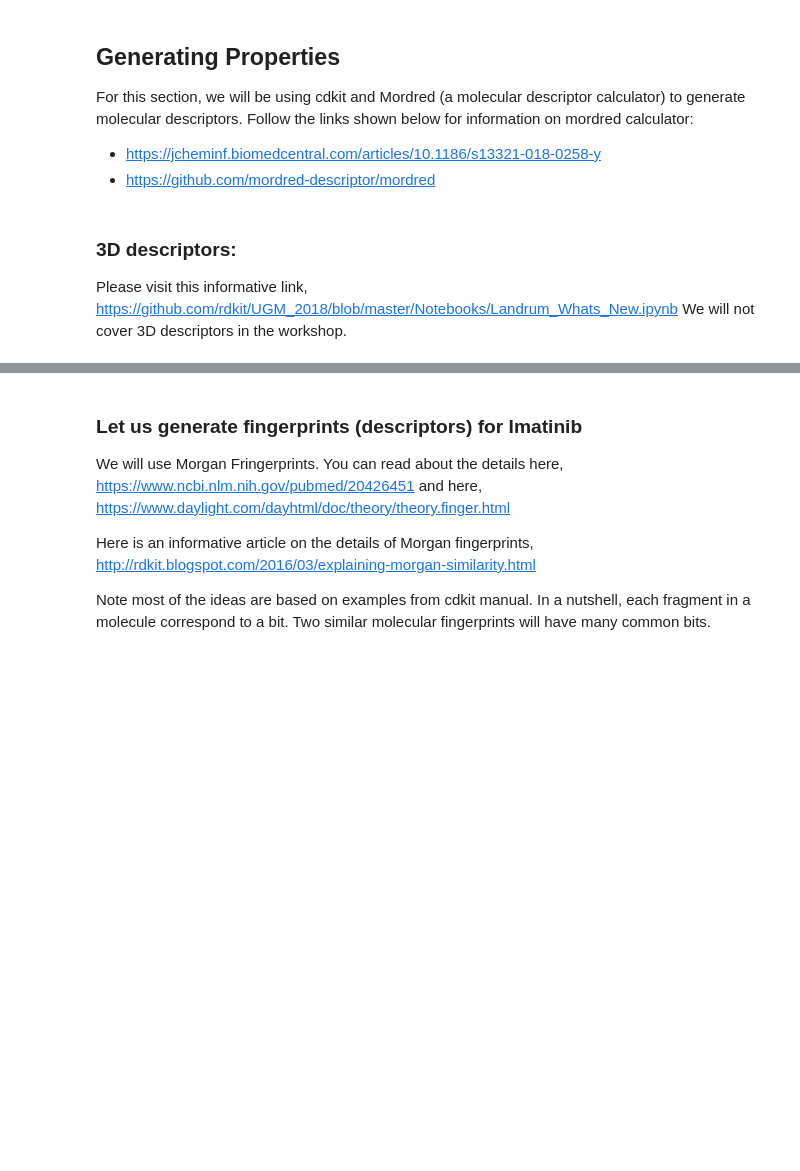
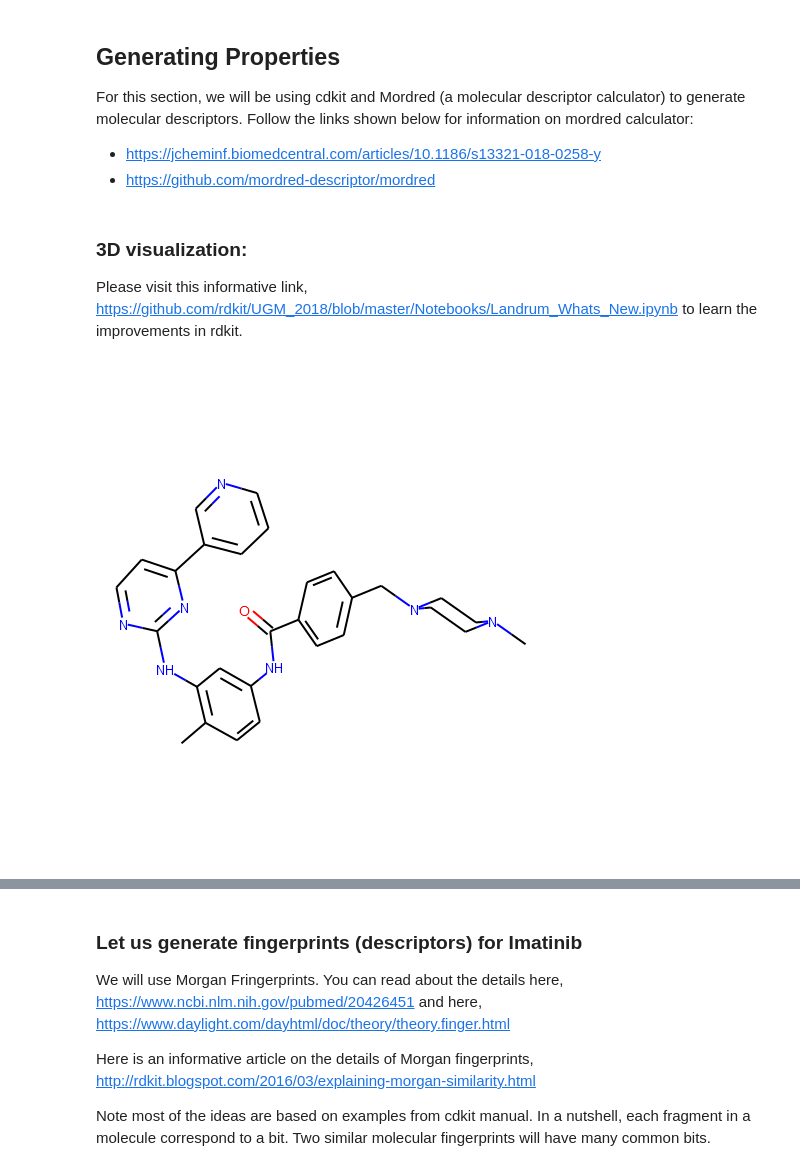
Before and after one commit to ravichas/SRWkshp1, a Jupyter notebook: GeneratingMolecularFeatures-12092019.ipynb, the cells around one changed output, grey strips where cells are left out. Saved outputs shown, nothing was run; the diff lists cells and outputs as text; code cells hidden in the pictures; blank space fills up the shorter version.

```diff
--- a/GeneratingMolecularFeatures-12092019.ipynb
+++ b/GeneratingMolecularFeatures-12092019.ipynb
@@ -546,10 +537,10 @@ For this section, we will be using cdkit and Mordred (a molecular descriptor cal
 * https://jcheminf.biomedcentral.com/articles/10.1186/s13321-018-0258-y
 * https://github.com/mordred-descriptor/mordred
 # %% [markdown]
-### 3D descriptors:
+### 3D visualization:
 
 Please visit this informative link,
 https://github.com/rdkit/UGM_2018/blob/master/Notebooks/Landrum_Whats_New.ipynb
-We will not cover 3D descriptors in the workshop.
+to learn the improvements in rdkit.
 # %%
 from ipymol import viewer as pymol
@@ -555,0 +565,9 @@ from ipymol import viewer as pymol
+# %%
+from rdkit.Chem import AllChem
+from rdkit.Chem import rdMolTransforms
+
+IPythonConsole.molSize = (450,500)
+mol = imatinib_m
+mol
+# %% [output]
+[figure, added]
```
Also changed, not shown: parts of 21 cells of this notebook, 1 other file.
